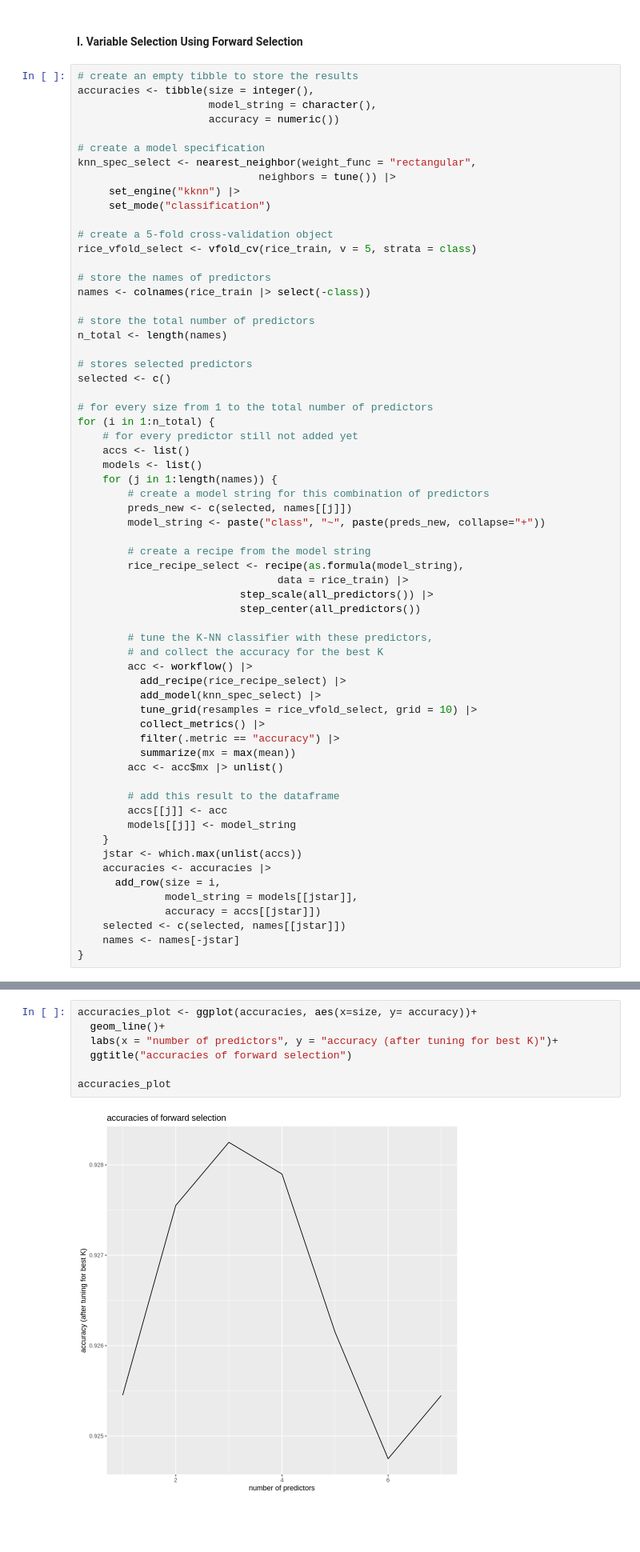
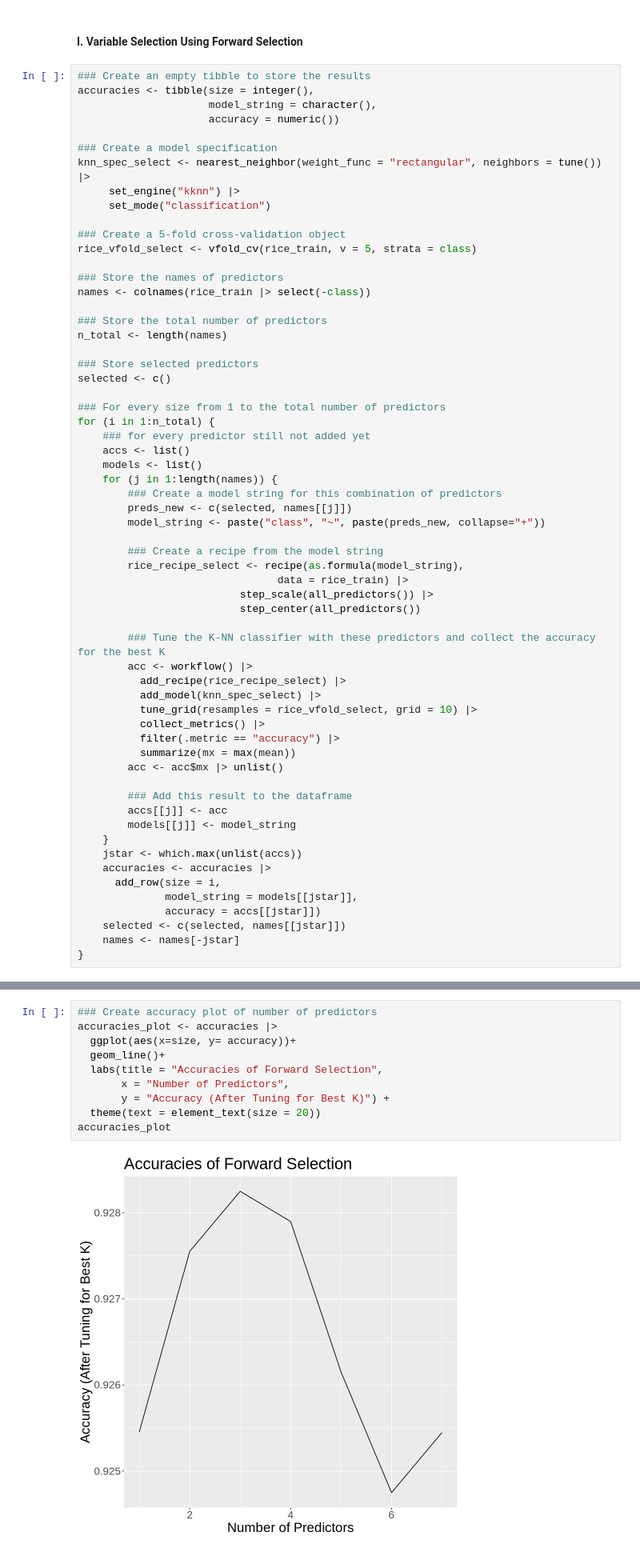
Before and after one commit to trungnguyen21/group_project_dsci, a Jupyter notebook: Group13_Report.ipynb, the cells around one changed output, grey strips where cells are left out. Shown at 80% size. Drawn from its saved outputs; the diff is of its cells as text; blank space fills up the shorter version.

```diff
--- a/Group13_Report.ipynb
+++ b/Group13_Report.ipynb
@@ -165,47 +141,45 @@ In addition to to creating a basic K-nearest classifier using what was discussed
 # %% [markdown]
 #### I. Variable Selection Using Forward Selection
 # %%
-# create an empty tibble to store the results
+### Create an empty tibble to store the results
 accuracies <- tibble(size = integer(),
                      model_string = character(),
                      accuracy = numeric())
 
-# create a model specification
-knn_spec_select <- nearest_neighbor(weight_func = "rectangular",
-                             neighbors = tune()) |>
+### Create a model specification
+knn_spec_select <- nearest_neighbor(weight_func = "rectangular", neighbors = tune()) |>
      set_engine("kknn") |>
      set_mode("classification")
 
-# create a 5-fold cross-validation object
+### Create a 5-fold cross-validation object
 rice_vfold_select <- vfold_cv(rice_train, v = 5, strata = class)
 
-# store the names of predictors
+### Store the names of predictors
 names <- colnames(rice_train |> select(-class))
 
-# store the total number of predictors
+### Store the total number of predictors
 n_total <- length(names)
 
-# stores selected predictors
+### Store selected predictors
 selected <- c()
 
-# for every size from 1 to the total number of predictors
+### For every size from 1 to the total number of predictors
 for (i in 1:n_total) {
-    # for every predictor still not added yet
+    ### for every predictor still not added yet
     accs <- list()
     models <- list()
     for (j in 1:length(names)) {
-        # create a model string for this combination of predictors
+        ### Create a model string for this combination of predictors
         preds_new <- c(selected, names[[j]])
         model_string <- paste("class", "~", paste(preds_new, collapse="+"))
 
-        # create a recipe from the model string
+        ### Create a recipe from the model string
         rice_recipe_select <- recipe(as.formula(model_string),
                                 data = rice_train) |>
                           step_scale(all_predictors()) |>
                           step_center(all_predictors())
 
-        # tune the K-NN classifier with these predictors,
-        # and collect the accuracy for the best K
+        ### Tune the K-NN classifier with these predictors and collect the accuracy for the best K
         acc <- workflow() |>
           add_recipe(rice_recipe_select) |>
           add_model(knn_spec_select) |>
@@ -215,7 +189,7 @@ for (i in 1:n_total) {
           summarize(mx = max(mean))
         acc <- acc$mx |> unlist()
 
-        # add this result to the dataframe
+        ### Add this result to the dataframe
         accs[[j]] <- acc
         models[[j]] <- model_string
     }
@@ -244,12 +218,15 @@ A tibble: 7 × 3
 # %%
-accuracies_plot <- ggplot(accuracies, aes(x=size, y= accuracy))+
+### Create accuracy plot of number of predictors
+accuracies_plot <- accuracies |>
+  ggplot(aes(x=size, y= accuracy))+
   geom_line()+
-  labs(x = "number of predictors", y = "accuracy (after tuning for best K)")+
-  ggtitle("accuracies of forward selection")
-
+  labs(title = "Accuracies of Forward Selection",
+       x = "Number of Predictors",
+       y = "Accuracy (After Tuning for Best K)") +
+  theme(text = element_text(size = 20))
 accuracies_plot
 # %% [output]
-[figure, old version]
+[figure, new version]
 # %% [markdown]
 #### II. K-nearest Neighbour Classification Test
 # %%
```
Also changed, not shown: parts of 6 cells of this notebook.
